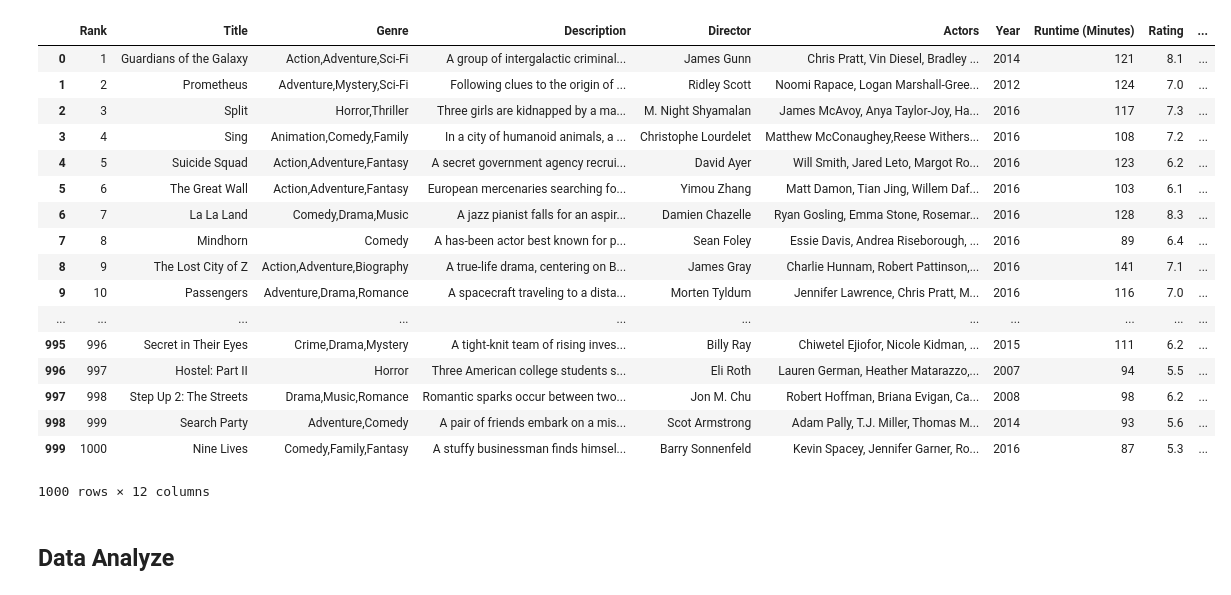
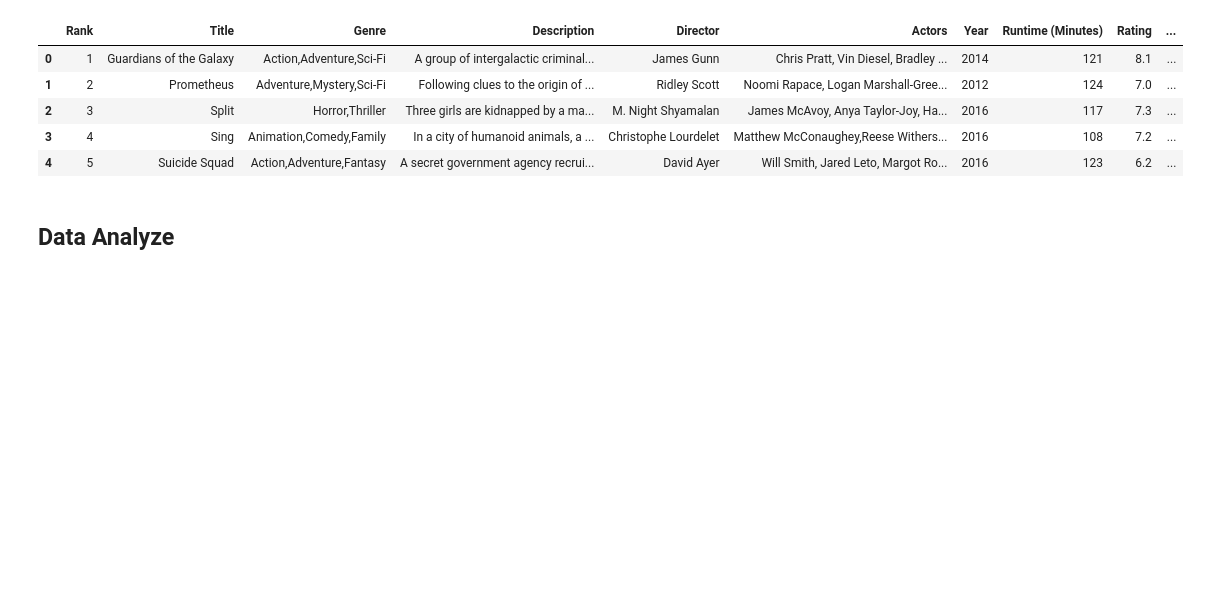
Before and after one commit to abosma/data-processing-2, a Jupyter notebook: Eind opdracht.ipynb, the cells around one changed output. Saved outputs shown, nothing was run; the diff lists cells and outputs as text; code cells hidden in the pictures; blank space fills up the shorter version.

Commit message:
Inleiding, heads en snsplot toegevoegd

```diff
--- a/Eind opdracht.ipynb
+++ b/Eind opdracht.ipynb
@@ -66,25 +60,13 @@ movieData
 # %%
 imdbExtraData = pd.read_csv('IMDB-Movie-Data.csv', sep=',')
-imdbExtraData
+imdbExtraData.head(5)
 # %% [output]
 |  | Rank | Title | Genre | Description | Director | Actors | Year | Runtime (Minutes) | Rating | ... |
 | 0 | 1 | Guardians of the Galaxy | Action,Adventure,Sci-Fi | A group of intergalactic criminal... | James Gunn | Chris Pratt, Vin Diesel, Bradley ... | 2014 | 121 | 8.1 | ... |
 | 1 | 2 | Prometheus | Adventure,Mystery,Sci-Fi | Following clues to the origin of ... | Ridley Scott | Noomi Rapace, Logan Marshall-Gree... | 2012 | 124 | 7.0 | ... |
 | 2 | 3 | Split | Horror,Thriller | Three girls are kidnapped by a ma... | M. Night Shyamalan | James McAvoy, Anya Taylor-Joy, Ha... | 2016 | 117 | 7.3 | ... |
 | 3 | 4 | Sing | Animation,Comedy,Family | In a city of humanoid animals, a ... | Christophe Lourdelet | Matthew McConaughey,Reese Withers... | 2016 | 108 | 7.2 | ... |
 | 4 | 5 | Suicide Squad | Action,Adventure,Fantasy | A secret government agency recrui... | David Ayer | Will Smith, Jared Leto, Margot Ro... | 2016 | 123 | 6.2 | ... |
-| 5 | 6 | The Great Wall | Action,Adventure,Fantasy | European mercenaries searching fo... | Yimou Zhang | Matt Damon, Tian Jing, Willem Daf... | 2016 | 103 | 6.1 | ... |
-| 6 | 7 | La La Land | Comedy,Drama,Music | A jazz pianist falls for an aspir... | Damien Chazelle | Ryan Gosling, Emma Stone, Rosemar... | 2016 | 128 | 8.3 | ... |
-| 7 | 8 | Mindhorn | Comedy | A has-been actor best known for p... | Sean Foley | Essie Davis, Andrea Riseborough, ... | 2016 | 89 | 6.4 | ... |
-| 8 | 9 | The Lost City of Z | Action,Adventure,Biography | A true-life drama, centering on B... | James Gray | Charlie Hunnam, Robert Pattinson,... | 2016 | 141 | 7.1 | ... |
-| 9 | 10 | Passengers | Adventure,Drama,Romance | A spacecraft traveling to a dista... | Morten Tyldum | Jennifer Lawrence, Chris Pratt, M... | 2016 | 116 | 7.0 | ... |
-| ... | ... | ... | ... | ... | ... | ... | ... | ... | ... | ... |
-| 995 | 996 | Secret in Their Eyes | Crime,Drama,Mystery | A tight-knit team of rising inves... | Billy Ray | Chiwetel Ejiofor, Nicole Kidman, ... | 2015 | 111 | 6.2 | ... |
-| 996 | 997 | Hostel: Part II | Horror | Three American college students s... | Eli Roth | Lauren German, Heather Matarazzo,... | 2007 | 94 | 5.5 | ... |
-| 997 | 998 | Step Up 2: The Streets | Drama,Music,Romance | Romantic sparks occur between two... | Jon M. Chu | Robert Hoffman, Briana Evigan, Ca... | 2008 | 98 | 6.2 | ... |
-| 998 | 999 | Search Party | Adventure,Comedy | A pair of friends embark on a mis... | Scot Armstrong | Adam Pally, T.J. Miller, Thomas M... | 2014 | 93 | 5.6 | ... |
-| 999 | 1000 | Nine Lives | Comedy,Family,Fantasy | A stuffy businessman finds himsel... | Barry Sonnenfeld | Kevin Spacey, Jennifer Garner, Ro... | 2016 | 87 | 5.3 | ... |
-1000 rows × 12 columns
 # %% [markdown]
 ## Data Analyze
 # %% [markdown]
```
Also changed, not shown: parts of 9 cells of this notebook.
